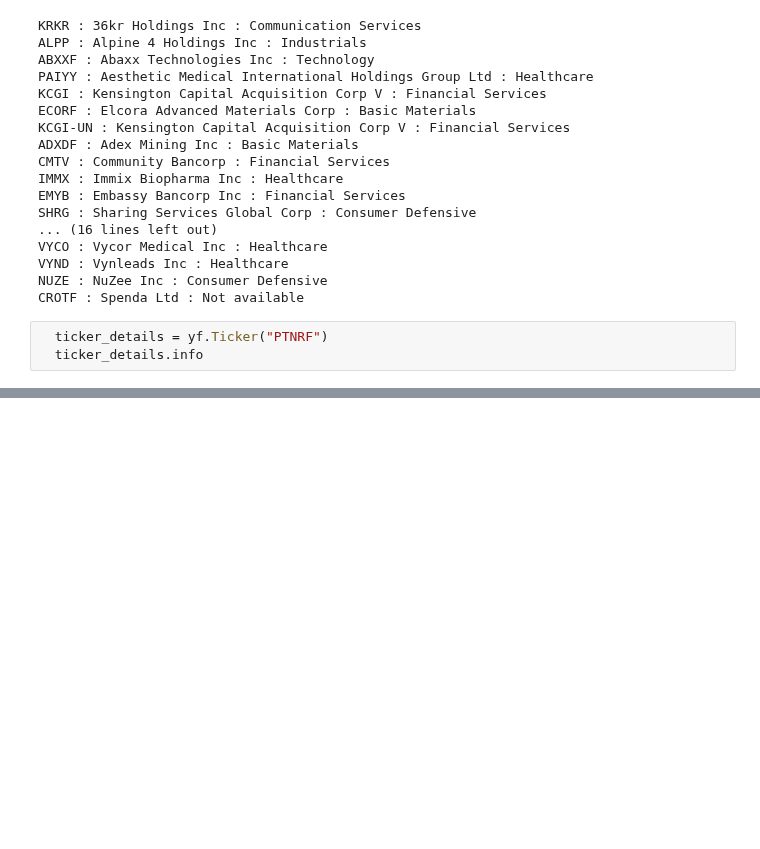
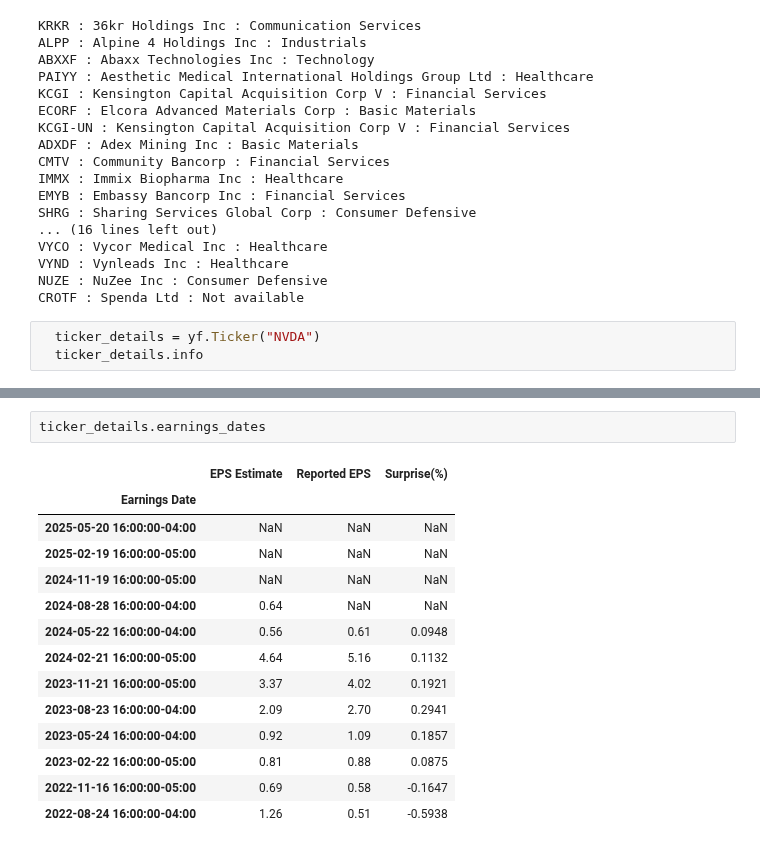
Before and after one commit to davex9000/Stock-market-prediction, a Jupyter notebook: earning_report_analysis.ipynb, the cells around one changed output, grey strips where cells are left out. Cells and saved outputs as stored; diff of their text form; blank space fills up the shorter version.

Commit message:
EARNING DATA

```diff
--- a/earning_report_analysis.ipynb
+++ b/earning_report_analysis.ipynb
@@ -94,6 +94,6 @@ VYND : Vynleads Inc : Healthcare
 NUZE : NuZee Inc : Consumer Defensive
 CROTF : Spenda Ltd : Not available
 # %%
-  ticker_details = yf.Ticker("PTNRF")
+  ticker_details = yf.Ticker("NVDA")
   ticker_details.info
 # %% [output]
@@ -176,0 +137,17 @@ Earnings Date
+# %%
+ticker_details.earnings_dates
+# %% [output]
+|  | EPS Estimate | Reported EPS | Surprise(%) |
+| Earnings Date |  |  |  |
+| 2025-05-20 16:00:00-04:00 | NaN | NaN | NaN |
+| 2025-02-19 16:00:00-05:00 | NaN | NaN | NaN |
+| 2024-11-19 16:00:00-05:00 | NaN | NaN | NaN |
+| 2024-08-28 16:00:00-04:00 | 0.64 | NaN | NaN |
+| 2024-05-22 16:00:00-04:00 | 0.56 | 0.61 | 0.0948 |
+| 2024-02-21 16:00:00-05:00 | 4.64 | 5.16 | 0.1132 |
+| 2023-11-21 16:00:00-05:00 | 3.37 | 4.02 | 0.1921 |
+| 2023-08-23 16:00:00-04:00 | 2.09 | 2.70 | 0.2941 |
+| 2023-05-24 16:00:00-04:00 | 0.92 | 1.09 | 0.1857 |
+| 2023-02-22 16:00:00-05:00 | 0.81 | 0.88 | 0.0875 |
+| 2022-11-16 16:00:00-05:00 | 0.69 | 0.58 | -0.1647 |
+| 2022-08-24 16:00:00-04:00 | 1.26 | 0.51 | -0.5938 |
```
Also changed, not shown: parts of 4 cells of this notebook.
